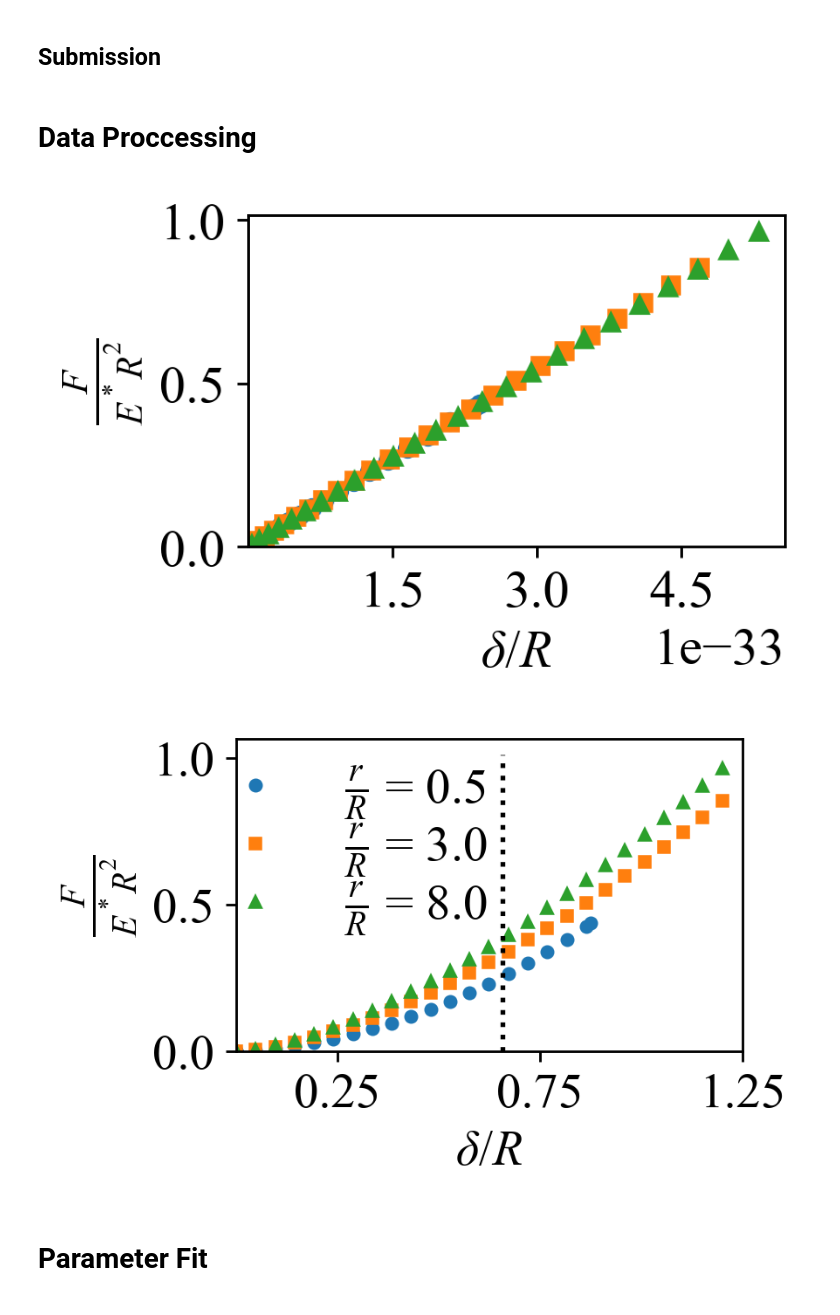
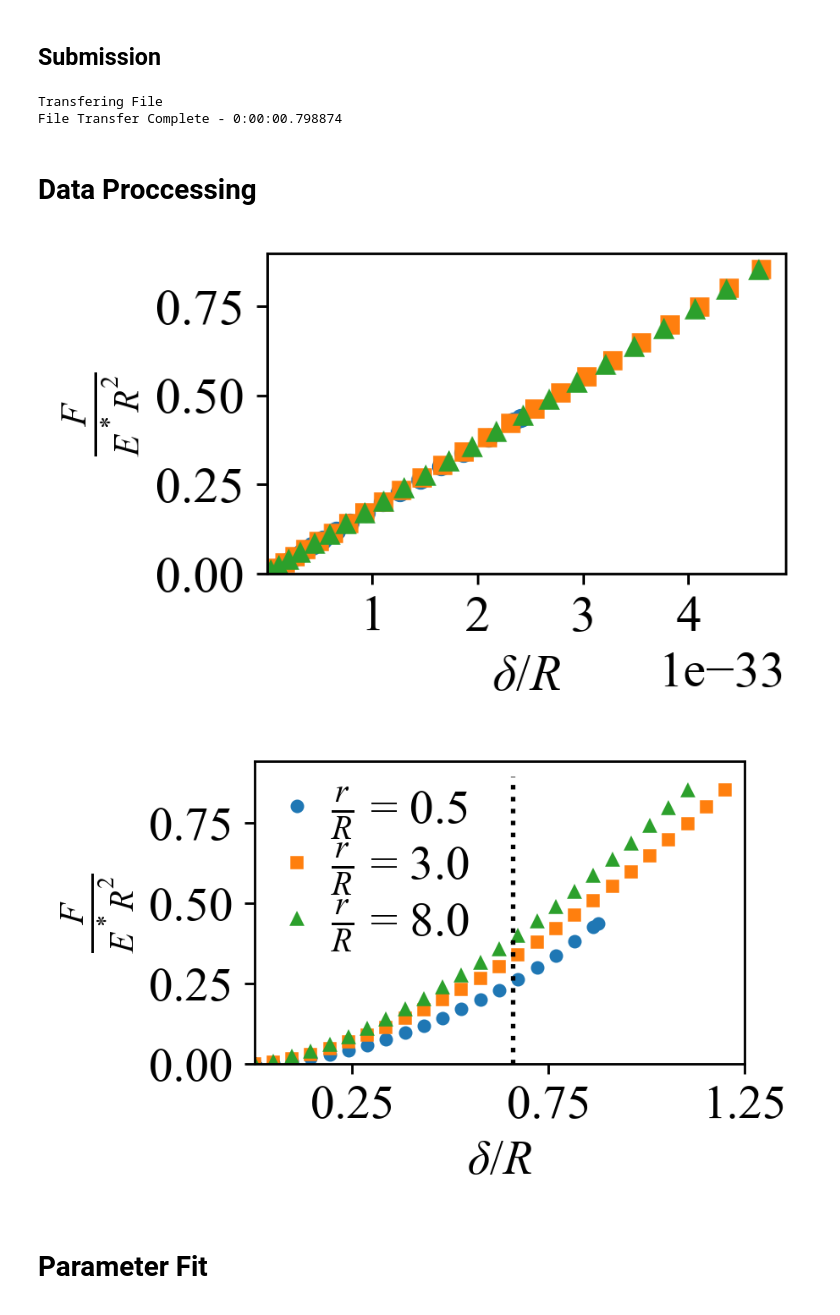
Before and after one commit to Joshua-Giblin-Burnham/ABAQUSAFMSimulations, a Jupyter notebook: ABAQUS Notebook Simulations/axisymmetric/AFM Abaqus Code Test Capped Indentor - Sphere Axisymmetric.ipynb, the cells around one changed output. Saved outputs shown, nothing was run; the diff lists cells and outputs as text; code cells hidden in the pictures.

```diff
--- a/ABAQUS Notebook Simulations/axisymmetric/AFM Abaqus Code Test Capped Indentor - Sphere Axisymmetric.ipynb
+++ b/ABAQUS Notebook Simulations/axisymmetric/AFM Abaqus Code Test Capped Indentor - Sphere Axisymmetric.ipynb
@@ -462,14 +462,17 @@ R_indentor = 5
 theta_degrees = 20
 theta = theta_degrees*(np.pi/180)
 # %%
-U2Base, RFBase, U2Indentor, RFIndentor = RemoteSubmission(remote_server, script, abqCommand, remotePath, localPath, ProxyJump=proxy_server, Submit=False, Retrieval =False)
+U2Base, RFBase, U2Indentor, RFIndentor = RemoteSubmission(remote_server, script, abqCommand, remotePath, localPath, ProxyJump=proxy_server, Submit=False, Retrieval =True)
 
 # Set force cut off to fit at set maximum indentation force as apposed to depth
-RFmax      = 4*(E_eff*R_indentor**2)
+RFmax      = abs(RFIndentor[1,-1])#(E_eff*R_indentor**2)
 RFIndentor = np.ma.masked_greater_equal(abs(RFIndentor), RFmax)
 U2Indentor = np.ma.masked_array(abs(U2Indentor), mask = np.ma.getmask(RFIndentor))
 RFBase     = np.ma.masked_array(RFBase, mask = np.ma.getmask(RFIndentor))
 U2Base     = np.ma.masked_array(U2Base, mask = np.ma.getmask(RFIndentor))
+# %% [output]
+Transfering File
+File Transfer Complete - 0:00:00.798874
 # %% [markdown]
 # Data Proccessing
 # %%
@@ -481,37 +484,38 @@ for i in range(0,len(U2Base), 3):
 ax.set_xlabel(r'$\delta/R$')
 ax.set_ylabel(r'$\frac{F}{E^*R^2}$')
 ax.set_xlim([0, ax.get_xlim()[1]])
 ax.set_ylim([0, ax.get_ylim()[1]])
 
 plt.gca().xaxis.set_major_locator(MaxNLocator(prune='lower'))
 plt.locator_params(axis='x', nbins=5)
 plt.locator_params(axis='y', nbins=4)
 plt.show()
 
 # --------------------------------------------------Plot 2-----------------------------------------------------
 fig, ax = plt.subplots(1,1, figsize = (linewidth/2, 1/1.61*linewidth/2))
 for i in range(0,len(U2Indentor),3):
     ax.plot(U2Indentor[i]/R_indentor, RFIndentor[i]/(E_eff*R_indentor**2), markers[int(i/3)], ms = 3.5, label = r'$\frac{r}{R}$ = '+str(spheres[i]/R_indentor))
 ax.vlines((1-np.sin(theta)), 0, ax.get_ylim()[1], 'k', ls=':')
 
 ax.set_xlabel(r'$\delta/R$')
 ax.set_ylabel(r'$\frac{F}{E^*R^2}$')
 ax.set_xlim([0, 1.25])
 ax.set_ylim([0, ax.get_ylim()[1]])
 
-ax.legend(frameon=False, labelspacing=0, loc=[-0.1,0.3])
+ax.legend(frameon=False, labelspacing=0, loc=[-0.05,0.3],  handletextpad=-0.3)
 
 plt.gca().xaxis.set_major_locator(MaxNLocator(prune='lower'))
 plt.locator_params(axis='x', nbins=6)
 plt.locator_params(axis='y', nbins=4)
 ax.set_xticks([0.25,0.75,1.25])
+# ax.set_yticks([0,0.5,0.75])
 
-fig.savefig('/mnt/c/Users/Joshg/Downloads/Manuscript_Figures/Capped-Sphere-Force_Curve-Indenter.pdf', bbox_inches = 'tight', transparent=True)
+# fig.savefig('/mnt/c/Users/Joshg/Documents/Manuscript_Figures/Capped-Sphere-Force_Curve-Indenter.pdf', bbox_inches = 'tight', transparent=True)
 
 plt.show()
 # %% [output]
-[figure, old version]
+[figure, new version]
-[figure, old version]
+[figure, new version]
 # %% [markdown]
 # Parameter Fit
 ![Double Contact AFM tip-1.png](attachment:b95e5afb-f6cb-4b7c-a9dd-ea4ce738ad1e.png)
```
Also changed, not shown: parts of 2 cells of this notebook.
